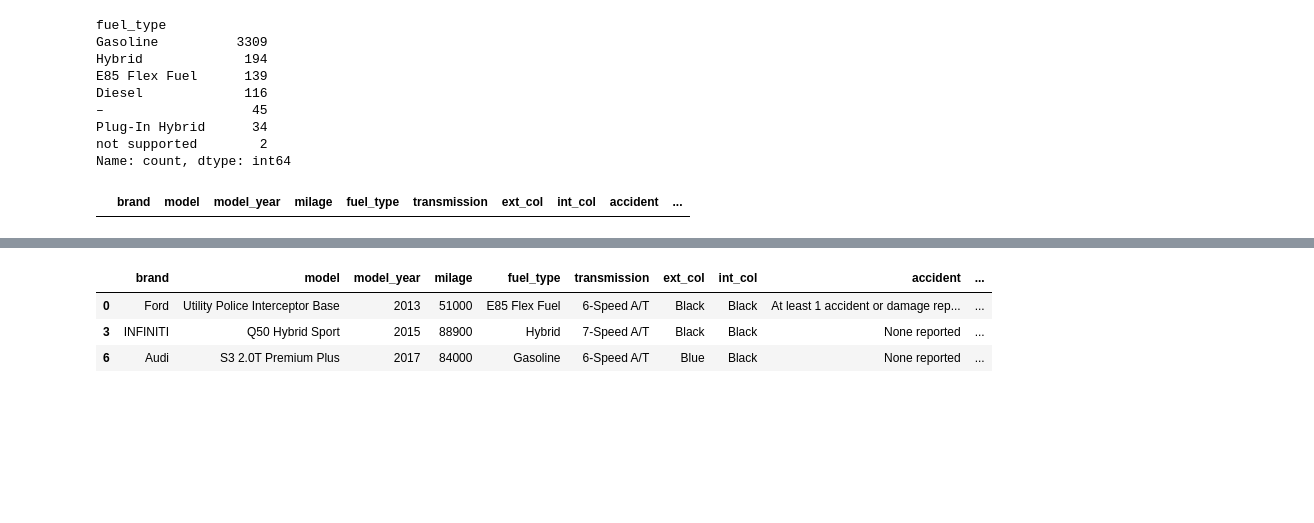
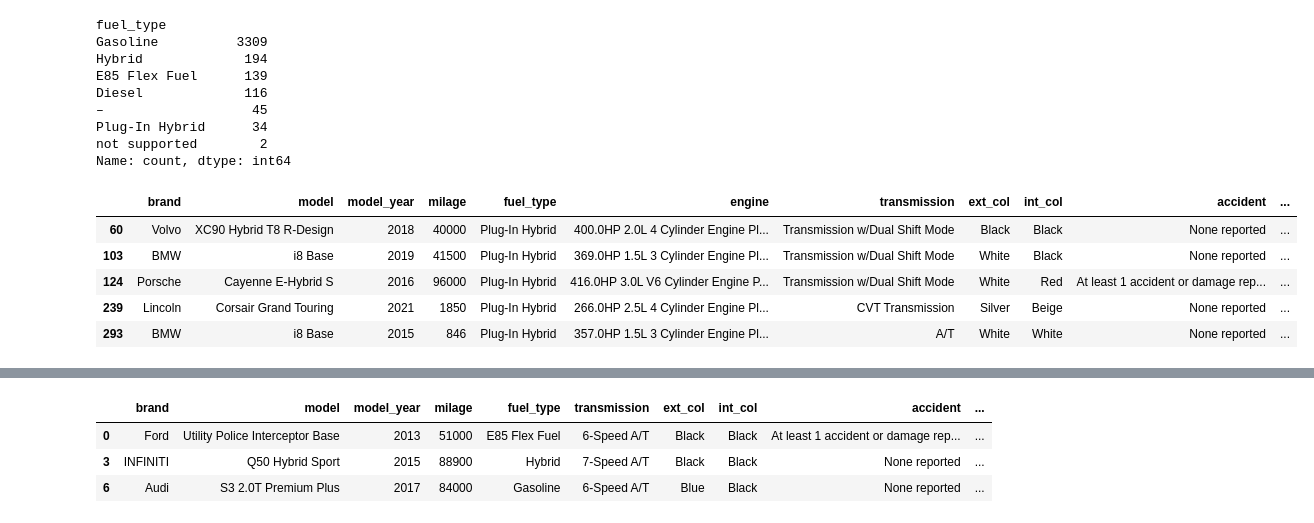
Before and after one commit to Dipu9813/Predict-car-price-DSproject, a Jupyter notebook: KCE080BCT008.ipynb, the cells around one changed output, grey strips where cells are left out. Drawn from its saved outputs; the diff is of its cells as text; code cells hidden in the pictures; blank space fills up the shorter version.

Commit message:
Data cleaning final stage

```diff
--- a/KCE080BCT008.ipynb
+++ b/KCE080BCT008.ipynb
@@ -127,7 +118,16 @@ Diesel             116
 Plug-In Hybrid      34
 not supported        2
 Name: count, dtype: int64
+# %%
+#filtering fuel type by not including inputs with ('-' & 'not supported')
+df=df[~df["fuel_type"].isin(["-", "not supported"])]
 # %%
-df[df['fuel_type']=='Plug-In Hybrid']
+plug_in_hybrid_data = df[df['fuel_type'] == 'Plug-In Hybrid']
+plug_in_hybrid_data.head()
 # %% [output]
-|  | brand | model | model_year | milage | fuel_type | transmission | ext_col | int_col | accident | ... |
+|  | brand | model | model_year | milage | fuel_type | engine | transmission | ext_col | int_col | accident | ... |
+| 60 | Volvo | XC90 Hybrid T8 R-Design | 2018 | 40000 | Plug-In Hybrid | 400.0HP 2.0L 4 Cylinder Engine Pl... | Transmission w/Dual Shift Mode | Black | Black | None reported | ... |
+| 103 | BMW | i8 Base | 2019 | 41500 | Plug-In Hybrid | 369.0HP 1.5L 3 Cylinder Engine Pl... | Transmission w/Dual Shift Mode | White | Black | None reported | ... |
+| 124 | Porsche | Cayenne E-Hybrid S | 2016 | 96000 | Plug-In Hybrid | 416.0HP 3.0L V6 Cylinder Engine P... | Transmission w/Dual Shift Mode | White | Red | At least 1 accident or damage rep... | ... |
+| 239 | Lincoln | Corsair Grand Touring | 2021 | 1850 | Plug-In Hybrid | 266.0HP 2.5L 4 Cylinder Engine Pl... | CVT Transmission | Silver | Beige | None reported | ... |
+| 293 | BMW | i8 Base | 2015 | 846 | Plug-In Hybrid | 357.0HP 1.5L 3 Cylinder Engine Pl... | A/T | White | White | None reported | ... |
```
Also changed, not shown: parts of 18 cells of this notebook.
